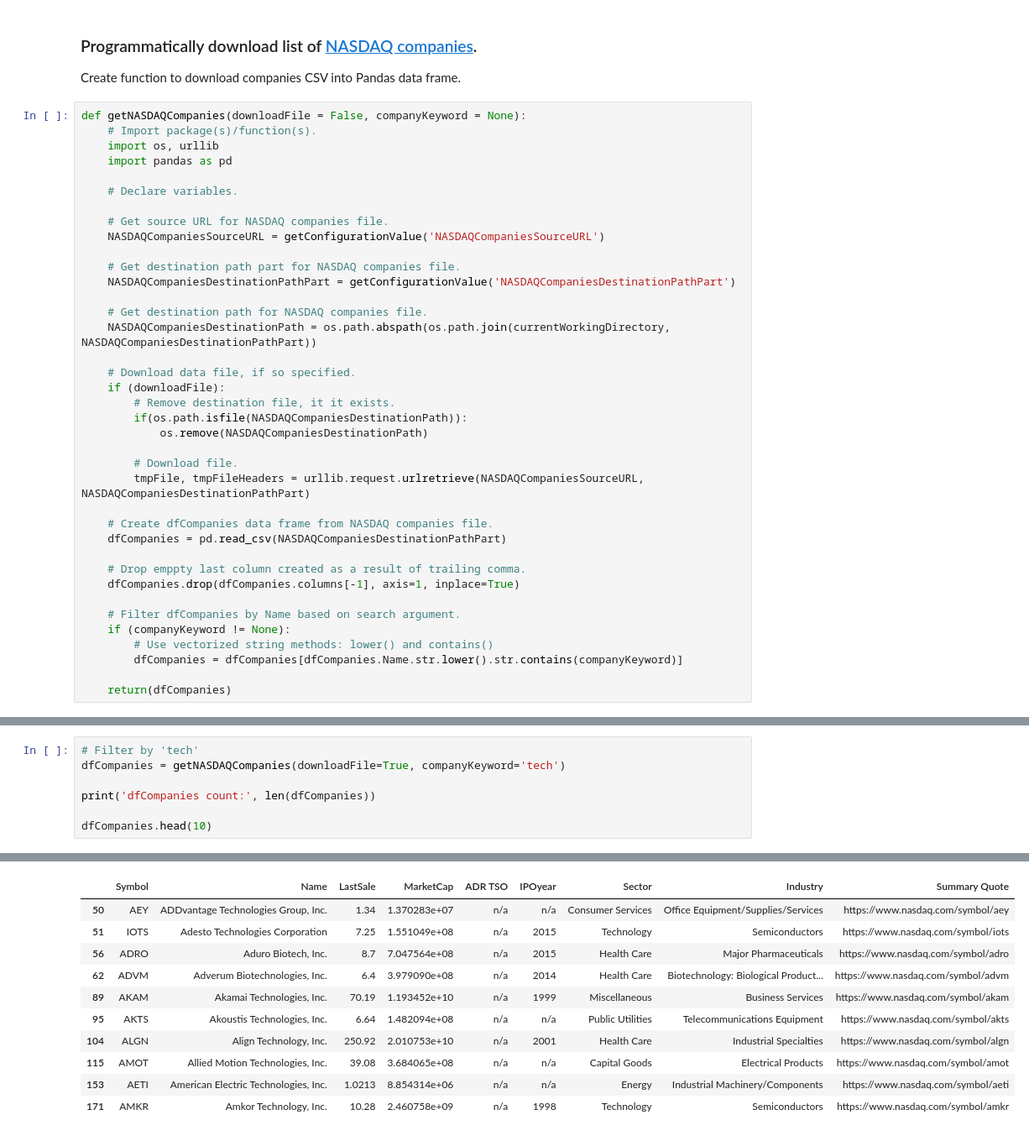
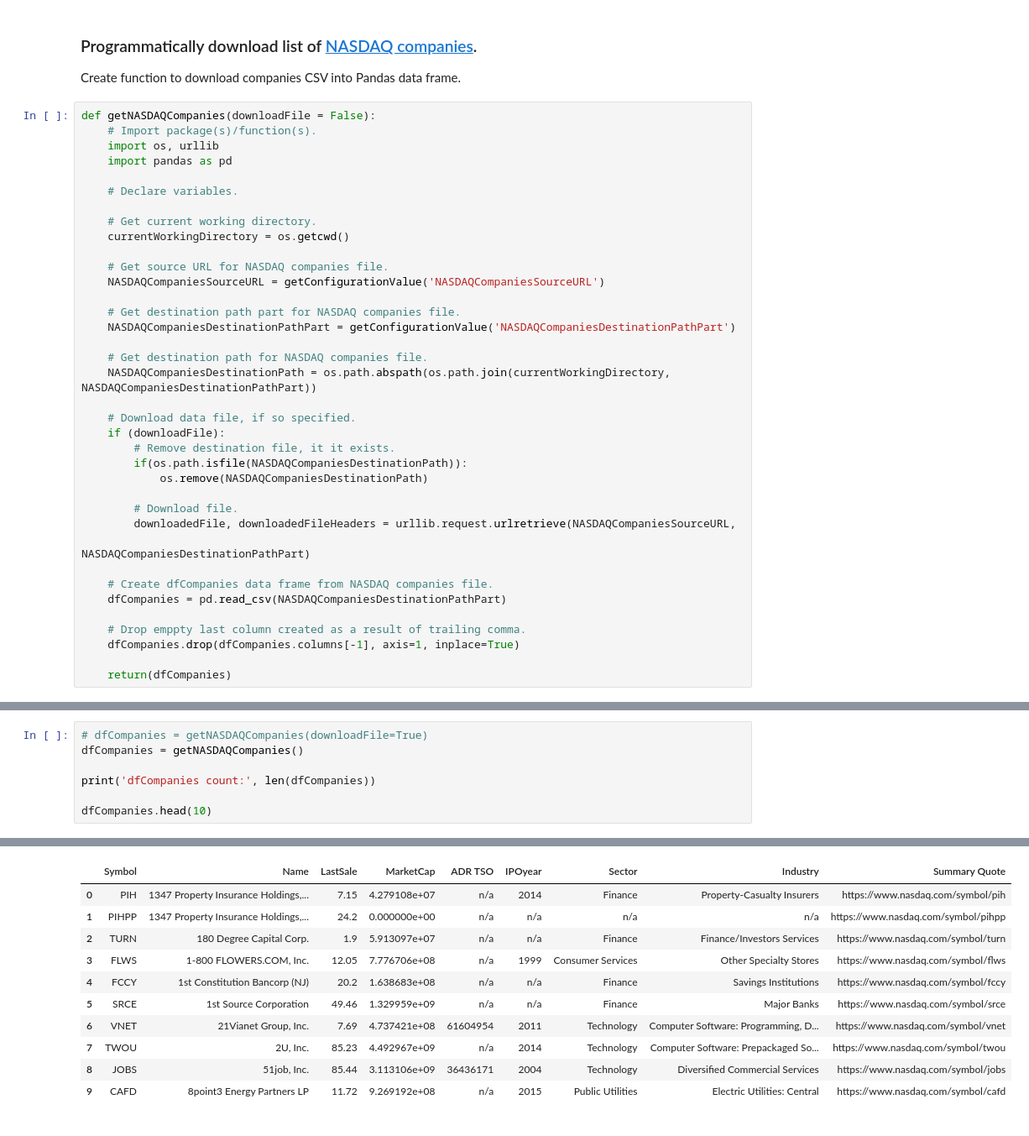
Before and after one commit to k0L1081/Pipeline-Demos, a Jupyter notebook: Daily Stock Market Data Analytics/Daily Stock Market Data Analytics.ipynb, the cells around one changed output, grey strips where cells are left out. Shown: that part at 84% size. Saved outputs shown, nothing was run; the diff lists cells and outputs as text.

```diff
--- a/Daily Stock Market Data Analytics/Daily Stock Market Data Analytics.ipynb
+++ b/Daily Stock Market Data Analytics/Daily Stock Market Data Analytics.ipynb
@@ -41,12 +41,15 @@ NASDAQCompaniesDestinationPathPart: Data/NASDAQCompanies.csv
 
 Create function to download companies CSV into Pandas data frame.
 # %%
-def getNASDAQCompanies(downloadFile = False, companyKeyword = None):
+def getNASDAQCompanies(downloadFile = False):
     # Import package(s)/function(s).
     import os, urllib
     import pandas as pd
 
     # Declare variables.
+
+    # Get current working directory.
+    currentWorkingDirectory = os.getcwd()
 
     # Get source URL for NASDAQ companies file.
     NASDAQCompaniesSourceURL = getConfigurationValue('NASDAQCompaniesSourceURL')
@@ -64,7 +67,8 @@ def getNASDAQCompanies(downloadFile = False, companyKeyword = None):
             os.remove(NASDAQCompaniesDestinationPath)
 
         # Download file.
-        tmpFile, tmpFileHeaders = urllib.request.urlretrieve(NASDAQCompaniesSourceURL, NASDAQCompaniesDestinationPathPart)
+        downloadedFile, downloadedFileHeaders = urllib.request.urlretrieve(NASDAQCompaniesSourceURL,
+                                                                           NASDAQCompaniesDestinationPathPart)
 
     # Create dfCompanies data frame from NASDAQ companies file.
     dfCompanies = pd.read_csv(NASDAQCompaniesDestinationPathPart)
@@ -72,10 +76,5 @@ def getNASDAQCompanies(downloadFile = False, companyKeyword = None):
     # Drop emppty last column created as a result of trailing comma.
     dfCompanies.drop(dfCompanies.columns[-1], axis=1, inplace=True)
 
-    # Filter dfCompanies by Name based on search argument.
-    if (companyKeyword != None):
-        # Use vectorized string methods: lower() and contains()
-        dfCompanies = dfCompanies[dfCompanies.Name.str.lower().str.contains(companyKeyword)]
-
     return(dfCompanies)
 # %% [markdown]
@@ -83,6 +82,6 @@ Download companies CSV into Pandas data frame.
 # %%
-# Filter by 'tech'
-dfCompanies = getNASDAQCompanies(downloadFile=True, companyKeyword='tech')
+# dfCompanies = getNASDAQCompanies(downloadFile=True)
+dfCompanies = getNASDAQCompanies()
 
 print('dfCompanies count:', len(dfCompanies))
 
@@ -92,11 +91,11 @@ dfCompanies count: 168
 |  | Symbol | Name | LastSale | MarketCap | ADR TSO | IPOyear | Sector | Industry | Summary Quote |
-| 50 | AEY | ADDvantage Technologies Group, Inc. | 1.34 | 1.370283e+07 | n/a | n/a | Consumer Services | Office Equipment/Supplies/Services | https://www.nasdaq.com/symbol/aey |
-| 51 | IOTS | Adesto Technologies Corporation | 7.25 | 1.551049e+08 | n/a | 2015 | Technology | Semiconductors | https://www.nasdaq.com/symbol/iots |
-| 56 | ADRO | Aduro Biotech, Inc. | 8.7 | 7.047564e+08 | n/a | 2015 | Health Care | Major Pharmaceuticals | https://www.nasdaq.com/symbol/adro |
-| 62 | ADVM | Adverum Biotechnologies, Inc. | 6.4 | 3.979090e+08 | n/a | 2014 | Health Care | Biotechnology: Biological Product... | https://www.nasdaq.com/symbol/advm |
-| 89 | AKAM | Akamai Technologies, Inc. | 70.19 | 1.193452e+10 | n/a | 1999 | Miscellaneous | Business Services | https://www.nasdaq.com/symbol/akam |
-| 95 | AKTS | Akoustis Technologies, Inc. | 6.64 | 1.482094e+08 | n/a | n/a | Public Utilities | Telecommunications Equipment | https://www.nasdaq.com/symbol/akts |
-| 104 | ALGN | Align Technology, Inc. | 250.92 | 2.010753e+10 | n/a | 2001 | Health Care | Industrial Specialties | https://www.nasdaq.com/symbol/algn |
-| 115 | AMOT | Allied Motion Technologies, Inc. | 39.08 | 3.684065e+08 | n/a | n/a | Capital Goods | Electrical Products | https://www.nasdaq.com/symbol/amot |
-| 153 | AETI | American Electric Technologies, Inc. | 1.0213 | 8.854314e+06 | n/a | n/a | Energy | Industrial Machinery/Components | https://www.nasdaq.com/symbol/aeti |
-| 171 | AMKR | Amkor Technology, Inc. | 10.28 | 2.460758e+09 | n/a | 1998 | Technology | Semiconductors | https://www.nasdaq.com/symbol/amkr |
+| 0 | PIH | 1347 Property Insurance Holdings,... | 7.15 | 4.279108e+07 | n/a | 2014 | Finance | Property-Casualty Insurers | https://www.nasdaq.com/symbol/pih |
+| 1 | PIHPP | 1347 Property Insurance Holdings,... | 24.2 | 0.000000e+00 | n/a | n/a | n/a | n/a | https://www.nasdaq.com/symbol/pihpp |
+| 2 | TURN | 180 Degree Capital Corp. | 1.9 | 5.913097e+07 | n/a | n/a | Finance | Finance/Investors Services | https://www.nasdaq.com/symbol/turn |
+| 3 | FLWS | 1-800 FLOWERS.COM, Inc. | 12.05 | 7.776706e+08 | n/a | 1999 | Consumer Services | Other Specialty Stores | https://www.nasdaq.com/symbol/flws |
+| 4 | FCCY | 1st Constitution Bancorp (NJ) | 20.2 | 1.638683e+08 | n/a | n/a | Finance | Savings Institutions | https://www.nasdaq.com/symbol/fccy |
+| 5 | SRCE | 1st Source Corporation | 49.46 | 1.329959e+09 | n/a | n/a | Finance | Major Banks | https://www.nasdaq.com/symbol/srce |
+| 6 | VNET | 21Vianet Group, Inc. | 7.69 | 4.737421e+08 | 61604954 | 2011 | Technology | Computer Software: Programming, D... | https://www.nasdaq.com/symbol/vnet |
+| 7 | TWOU | 2U, Inc. | 85.23 | 4.492967e+09 | n/a | 2014 | Technology | Computer Software: Prepackaged So... | https://www.nasdaq.com/symbol/twou |
+| 8 | JOBS | 51job, Inc. | 85.44 | 3.113106e+09 | 36436171 | 2004 | Technology | Diversified Commercial Services | https://www.nasdaq.com/symbol/jobs |
+| 9 | CAFD | 8point3 Energy Partners LP | 11.72 | 9.269192e+08 | n/a | 2015 | Public Utilities | Electric Utilities: Central | https://www.nasdaq.com/symbol/cafd |
```
Also changed, not shown: parts of 15 cells of this notebook.
